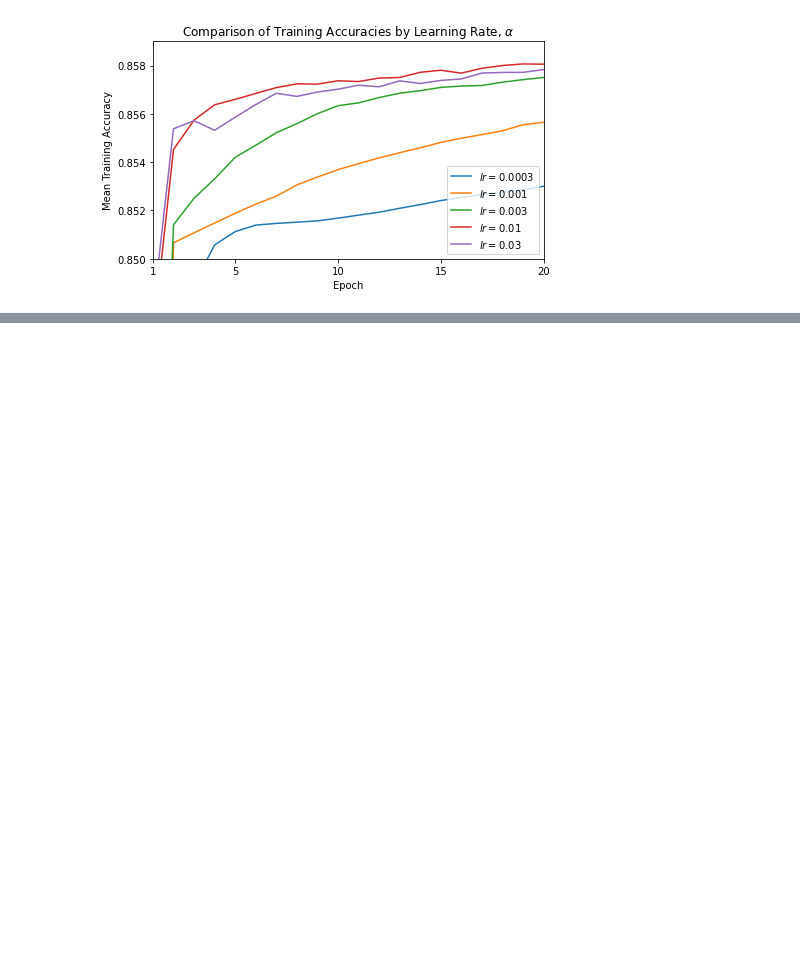
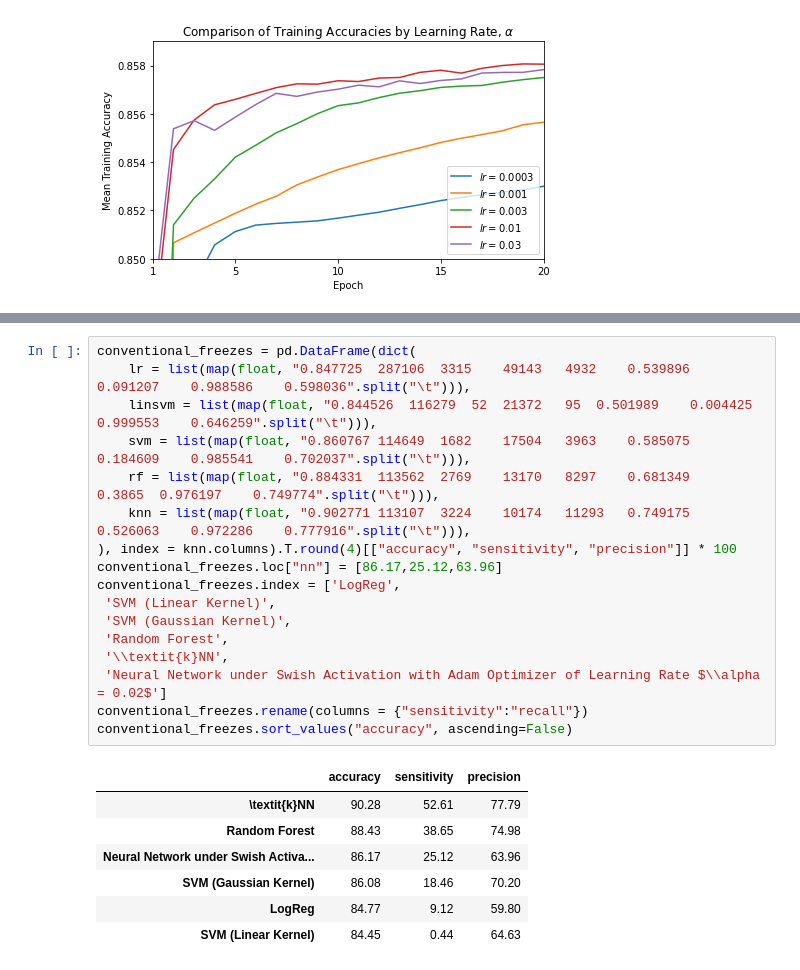
Before and after one commit to terminalai/ThousandSteps, a Jupyter notebook: daphnet/freezes/FFT Freeze Index Results EDA.ipynb, the cells around one changed output, grey strips where cells are left out. Drawn from its saved outputs; the diff is of its cells as text; blank space fills up the shorter version.

```diff
--- a/daphnet/freezes/FFT Freeze Index Results EDA.ipynb
+++ b/daphnet/freezes/FFT Freeze Index Results EDA.ipynb
@@ -348,0 +392,25 @@ plt.savefig("knn_comp.png", dpi=1000)
+# %%
+conventional_freezes = pd.DataFrame(dict(
+    lr = list(map(float, "0.847725	287106	3315	49143	4932	0.539896	0.091207	0.988586	0.598036".split("\t"))),
+    linsvm = list(map(float, "0.844526	116279	52	21372	95	0.501989	0.004425	0.999553	0.646259".split("\t"))),
+    svm = list(map(float, "0.860767	114649	1682	17504	3963	0.585075	0.184609	0.985541	0.702037".split("\t"))),
+    rf = list(map(float, "0.884331	113562	2769	13170	8297	0.681349	0.3865	0.976197	0.749774".split("\t"))),
+    knn = list(map(float, "0.902771	113107	3224	10174	11293	0.749175	0.526063	0.972286	0.777916".split("\t"))),
+), index = knn.columns).T.round(4)[["accuracy", "sensitivity", "precision"]] * 100
+conventional_freezes.loc["nn"] = [86.17,25.12,63.96]
+conventional_freezes.index = ['LogReg',
+ 'SVM (Linear Kernel)',
+ 'SVM (Gaussian Kernel)',
+ 'Random Forest',
+ '\\textit{k}NN',
+ 'Neural Network under Swish Activation with Adam Optimizer of Learning Rate $\\alpha = 0.02$']
+conventional_freezes.rename(columns = {"sensitivity":"recall"})
+conventional_freezes.sort_values("accuracy", ascending=False)
+# %% [output]
+|  | accuracy | sensitivity | precision |
+| \textit{k}NN | 90.28 | 52.61 | 77.79 |
+| Random Forest | 88.43 | 38.65 | 74.98 |
+| Neural Network under Swish Activa... | 86.17 | 25.12 | 63.96 |
+| SVM (Gaussian Kernel) | 86.08 | 18.46 | 70.20 |
+| LogReg | 84.77 | 9.12 | 59.80 |
+| SVM (Linear Kernel) | 84.45 | 0.44 | 64.63 |
```
Also changed, not shown: parts of 22 cells of this notebook, 5 other files.
